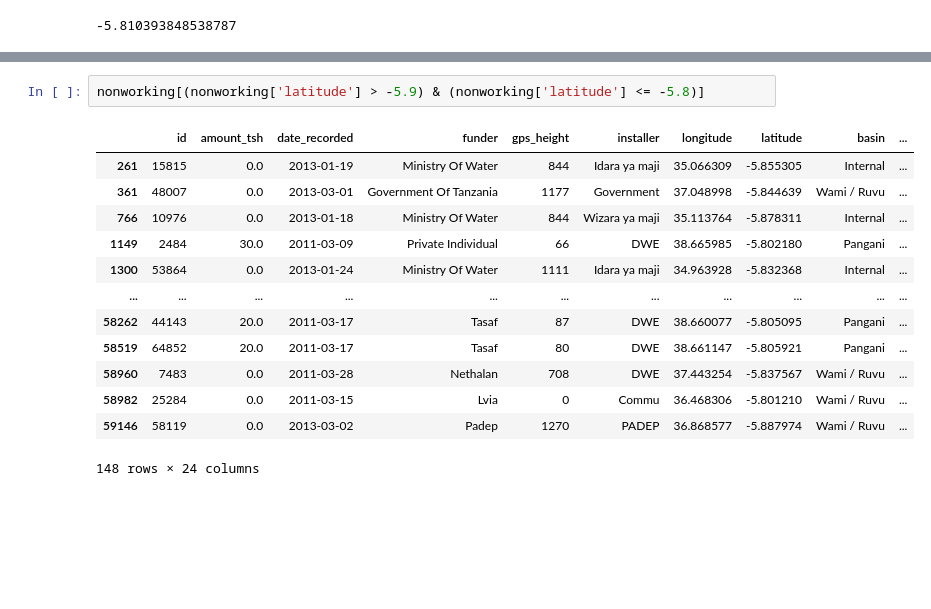
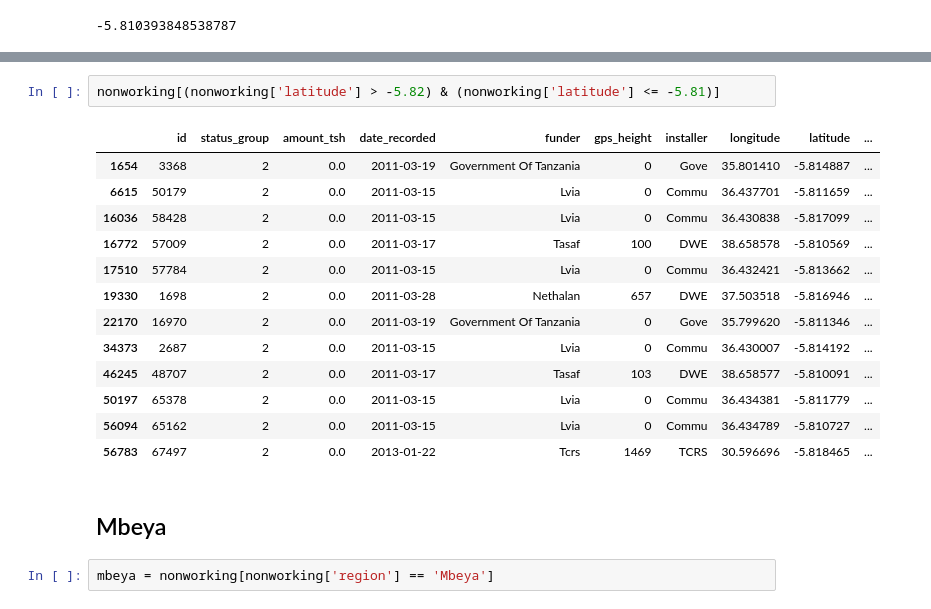
Before and after one commit to emilia329/PumpIt, a Jupyter notebook: AnalysisOfNonFunctional.ipynb, the cells around one changed output, grey strips where cells are left out. Drawn from its saved outputs; the diff is of its cells as text; blank space fills up the shorter version.

```diff
--- a/AnalysisOfNonFunctional.ipynb
+++ b/AnalysisOfNonFunctional.ipynb
@@ -157,16 +161,20 @@ nonworking[(nonworking['longitude'] > 34.38) & (nonworking['longitude'] <= 34.38
 # %%
-nonworking[(nonworking['latitude'] > -5.9) & (nonworking['latitude'] <= -5.8)]
+nonworking[(nonworking['latitude'] > -5.82) & (nonworking['latitude'] <= -5.81)]
 # %% [output]
-|  | id | amount_tsh | date_recorded | funder | gps_height | installer | longitude | latitude | basin | ... |
-| 261 | 15815 | 0.0 | 2013-01-19 | Ministry Of Water | 844 | Idara ya maji | 35.066309 | -5.855305 | Internal | ... |
-| 361 | 48007 | 0.0 | 2013-03-01 | Government Of Tanzania | 1177 | Government | 37.048998 | -5.844639 | Wami / Ruvu | ... |
-| 766 | 10976 | 0.0 | 2013-01-18 | Ministry Of Water | 844 | Wizara ya maji | 35.113764 | -5.878311 | Internal | ... |
-| 1149 | 2484 | 30.0 | 2011-03-09 | Private Individual | 66 | DWE | 38.665985 | -5.802180 | Pangani | ... |
-| 1300 | 53864 | 0.0 | 2013-01-24 | Ministry Of Water | 1111 | Idara ya maji | 34.963928 | -5.832368 | Internal | ... |
-| ... | ... | ... | ... | ... | ... | ... | ... | ... | ... | ... |
-| 58262 | 44143 | 20.0 | 2011-03-17 | Tasaf | 87 | DWE | 38.660077 | -5.805095 | Pangani | ... |
-| 58519 | 64852 | 20.0 | 2011-03-17 | Tasaf | 80 | DWE | 38.661147 | -5.805921 | Pangani | ... |
-| 58960 | 7483 | 0.0 | 2011-03-28 | Nethalan | 708 | DWE | 37.443254 | -5.837567 | Wami / Ruvu | ... |
-| 58982 | 25284 | 0.0 | 2011-03-15 | Lvia | 0 | Commu | 36.468306 | -5.801210 | Wami / Ruvu | ... |
-| 59146 | 58119 | 0.0 | 2013-03-02 | Padep | 1270 | PADEP | 36.868577 | -5.887974 | Wami / Ruvu | ... |
+|  | id | status_group | amount_tsh | date_recorded | funder | gps_height | installer | longitude | latitude | ... |
+| 1654 | 3368 | 2 | 0.0 | 2011-03-19 | Government Of Tanzania | 0 | Gove | 35.801410 | -5.814887 | ... |
+| 6615 | 50179 | 2 | 0.0 | 2011-03-15 | Lvia | 0 | Commu | 36.437701 | -5.811659 | ... |
+| 16036 | 58428 | 2 | 0.0 | 2011-03-15 | Lvia | 0 | Commu | 36.430838 | -5.817099 | ... |
+| 16772 | 57009 | 2 | 0.0 | 2011-03-17 | Tasaf | 100 | DWE | 38.658578 | -5.810569 | ... |
+| 17510 | 57784 | 2 | 0.0 | 2011-03-15 | Lvia | 0 | Commu | 36.432421 | -5.813662 | ... |
+| 19330 | 1698 | 2 | 0.0 | 2011-03-28 | Nethalan | 657 | DWE | 37.503518 | -5.816946 | ... |
+| 22170 | 16970 | 2 | 0.0 | 2011-03-19 | Government Of Tanzania | 0 | Gove | 35.799620 | -5.811346 | ... |
+| 34373 | 2687 | 2 | 0.0 | 2011-03-15 | Lvia | 0 | Commu | 36.430007 | -5.814192 | ... |
+| 46245 | 48707 | 2 | 0.0 | 2011-03-17 | Tasaf | 103 | DWE | 38.658577 | -5.810091 | ... |
+| 50197 | 65378 | 2 | 0.0 | 2011-03-15 | Lvia | 0 | Commu | 36.434381 | -5.811779 | ... |
+| 56094 | 65162 | 2 | 0.0 | 2011-03-15 | Lvia | 0 | Commu | 36.434789 | -5.810727 | ... |
+| 56783 | 67497 | 2 | 0.0 | 2013-01-22 | Tcrs | 1469 | TCRS | 30.596696 | -5.818465 | ... |
-148 rows × 24 columns
+# %% [markdown]
+ ## Mbeya
+# %%
+mbeya = nonworking[nonworking['region'] == 'Mbeya']
```
Also changed, not shown: parts of 18 cells of this notebook.
